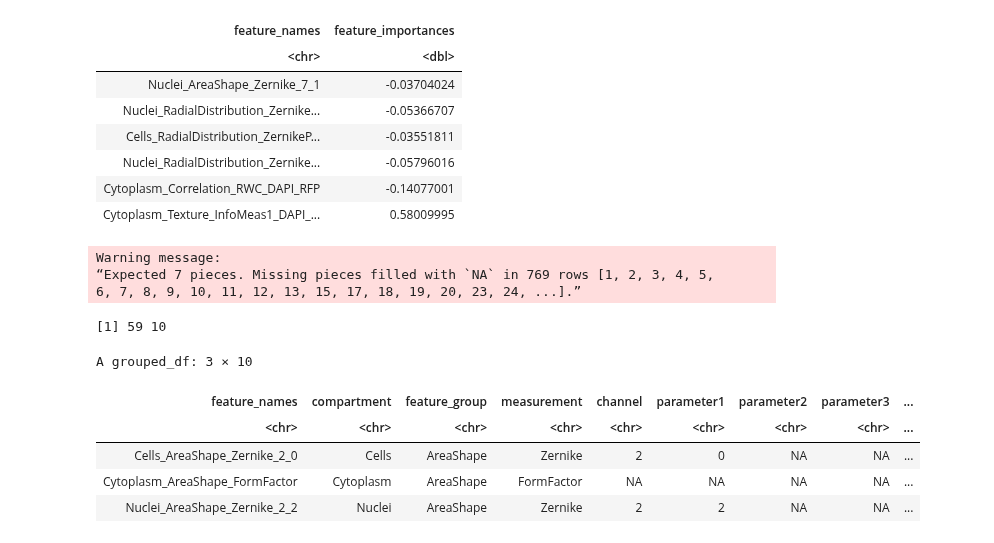
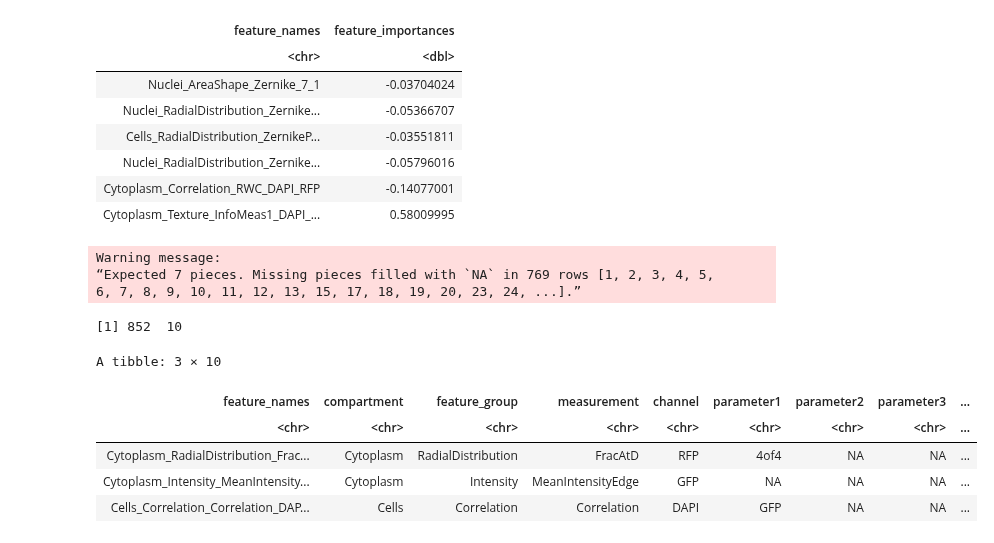
Before and after one commit to WayScience/NF1_SchwannCell_data_analysis, a Jupyter notebook: 4.figures/main_figure_4/main_figure_4.ipynb, the cells around one changed output. Cells and saved outputs as stored; diff of their text form; code cells hidden in the pictures.

```diff
--- a/4.figures/main_figure_4/main_figure_4.ipynb
+++ b/4.figures/main_figure_4/main_figure_4.ipynb
@@ -67,41 +67,36 @@ feat_import_df <- feat_import_df %>%
 
 # Convert the feature_importances to the absolute value
 feat_import_df <- feat_import_df %>%
   mutate(feature_importances = abs(feature_importances))
 
 feat_import_df$channel_cleaned <- dplyr::recode(feat_import_df$channel_cleaned,
     "DAPI" = "Nucleus",
     "GFP" = "ER",
     "RFP" = "Actin",
     "CY5" = "Mito",
     .default = "other",
     .missing = "other"
 )
 
 channels <- c(
     "Mito" = "Mito",
     "Nucleus" = "DNA",
     "ER" = "ER",
     "Actin" = "Actin",
     "other" = "other"
 )
 
-feat_import_df <- feat_import_df %>%
-    dplyr::filter(channel_cleaned %in% names(channels)) %>%
-    dplyr::group_by(feature_group, channel_cleaned, compartment) %>%
-    dplyr::slice_max(order_by = feature_importances, n = 1)
-
 print(dim(feat_import_df))
 head(feat_import_df, 3)
 # %% [output]
 Warning message:
 “Expected 7 pieces. Missing pieces filled with `NA` in 769 rows [1, 2, 3, 4, 5,
 6, 7, 8, 9, 10, 11, 12, 13, 15, 17, 18, 19, 20, 23, 24, ...].”
-[1] 59 10
+[1] 852  10
-A grouped_df: 3 × 10
+A tibble: 3 × 10
 | feature_names | compartment | feature_group | measurement | channel | parameter1 | parameter2 | parameter3 | ... |
 | <chr> | <chr> | <chr> | <chr> | <chr> | <chr> | <chr> | <chr> | ... |
-| Cells_AreaShape_Zernike_2_0 | Cells | AreaShape | Zernike | 2 | 0 | NA | NA | ... |
-| Cytoplasm_AreaShape_FormFactor | Cytoplasm | AreaShape | FormFactor | NA | NA | NA | NA | ... |
-| Nuclei_AreaShape_Zernike_2_2 | Nuclei | AreaShape | Zernike | 2 | 2 | NA | NA | ... |
+| Cytoplasm_RadialDistribution_Frac... | Cytoplasm | RadialDistribution | FracAtD | RFP | 4of4 | NA | NA | ... |
+| Cytoplasm_Intensity_MeanIntensity... | Cytoplasm | Intensity | MeanIntensityEdge | GFP | NA | NA | NA | ... |
+| Cells_Correlation_Correlation_DAP... | Cells | Correlation | Correlation | DAPI | GFP | NA | NA | ... |
 # %%
```
Also changed, not shown: parts of 5 cells of this notebook, 1 other file.
